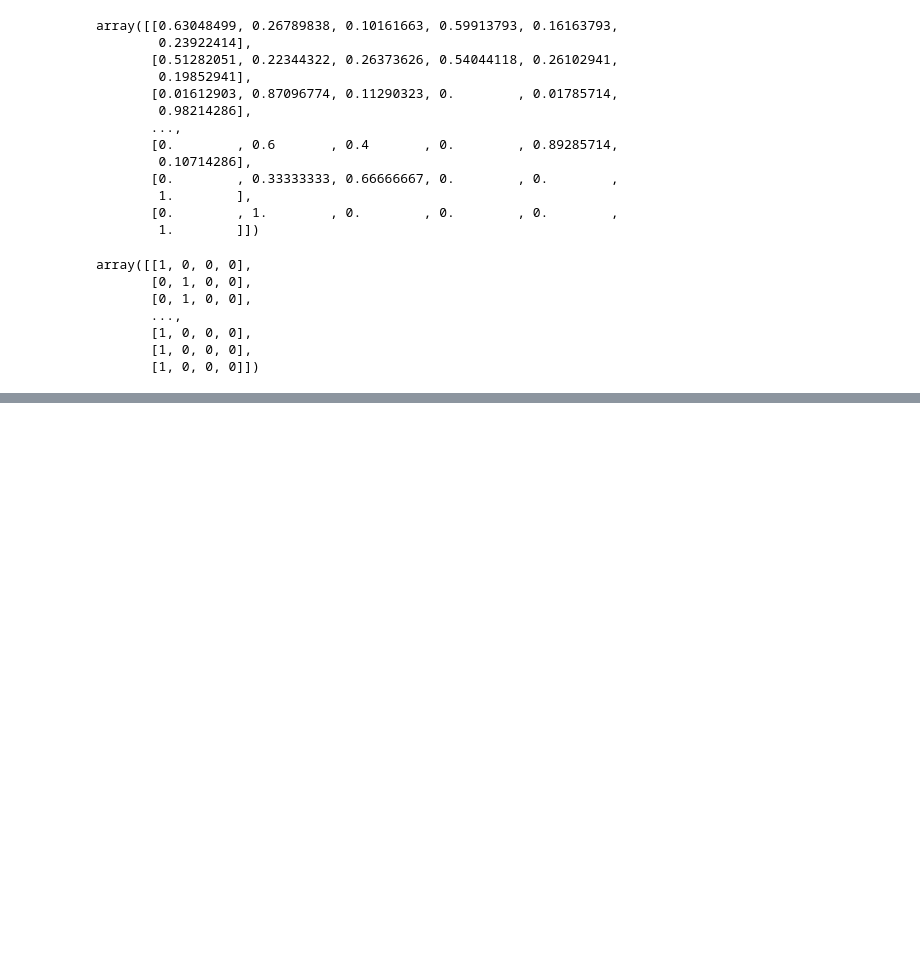
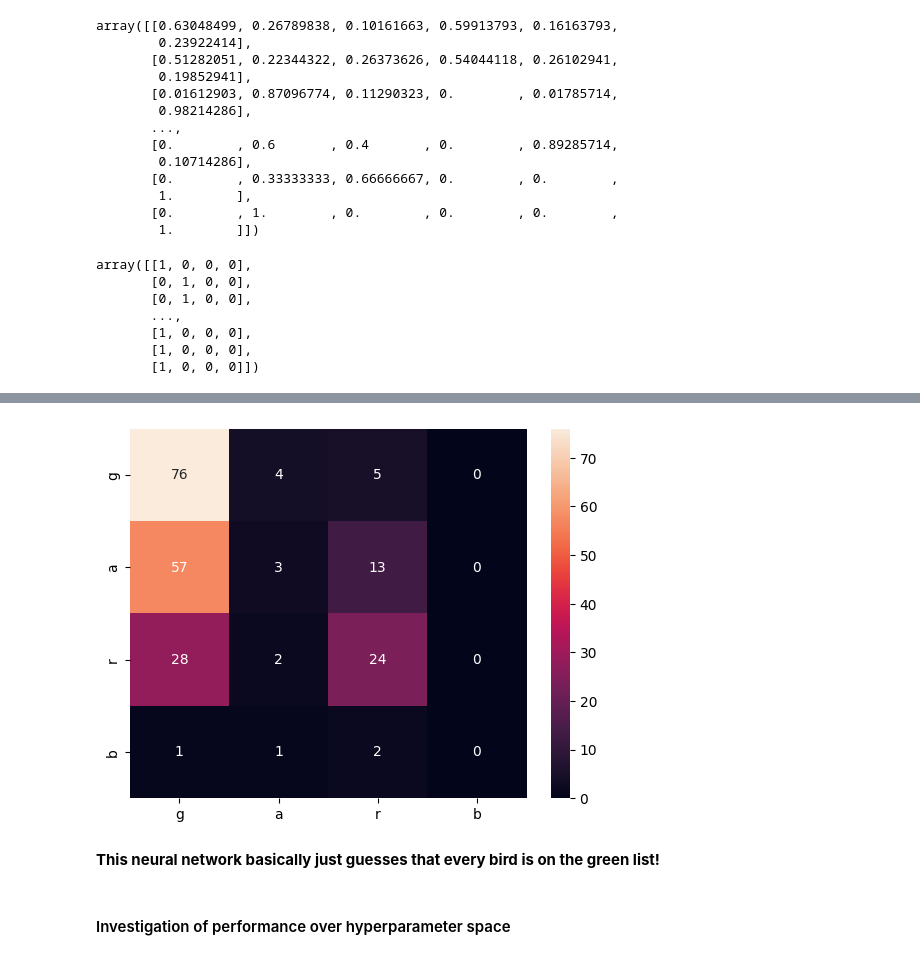
Before and after one commit to sjb296/bird-status-neural-networks, a Jupyter notebook: main.ipynb, the cells around one changed output, grey strips where cells are left out. Cells and saved outputs as stored; diff of their text form; code cells hidden in the pictures; blank space fills up the shorter version.

```diff
--- a/main.ipynb
+++ b/main.ipynb
@@ -530,11 +537,11 @@ model = keras.Sequential(
     [
         layers.Dense(units=8, activation="relu", input_shape=(6,)),
         layers.Dense(units=8, activation="relu"),
-        layers.Dense(units=4, activation="sigmoid"),
+        layers.Dense(units=4),
     ]
 )
 # %%
-model.compile(optimizer="adam", loss="mean_squared_error", metrics=["accuracy"])
+model.compile(optimizer="sgd", loss="mean_squared_error", metrics=["accuracy"])
 # %%
-model.fit(X_train, y_train, batch_size=20, epochs=250)
+model.fit(X_train, y_train, batch_size=BATCH_SIZE, epochs=EPOCHS)
 # %% [output]
@@ -566,0 +575,12 @@ predictions_over_all = model.predict(X)
+# %%
+# Confusion matrix
+y_predict = model.predict(X_test)
+y_predict_max = np.array([
+    np.argmax(i) for i in y_predict
+])
+
+# Convert one-hot encoded y_test back to class labels
+y_test_labels = np.argmax(y_test, axis=1)
+
+# Confusion matrix
+confusion = sklearn.metrics.confusion_matrix(y_test_labels, y_predict_max)
@@ -566,0 +593,12 @@ predictions_over_all = model.predict(X)
+# %%
+df = pd.DataFrame(
+    confusion, index=[i for i in "garb"],
+    columns=[i for i in "garb"]
+)
+ax = sns.heatmap(df, annot=True)
+# %% [output]
+[figure, added]
+# %% [markdown]
+**This neural network basically just guesses that every bird is on the green list!**
+# %% [markdown]
+#### Investigation of performance over hyperparameter space
```
Also changed, not shown: parts of 15 cells of this notebook.
